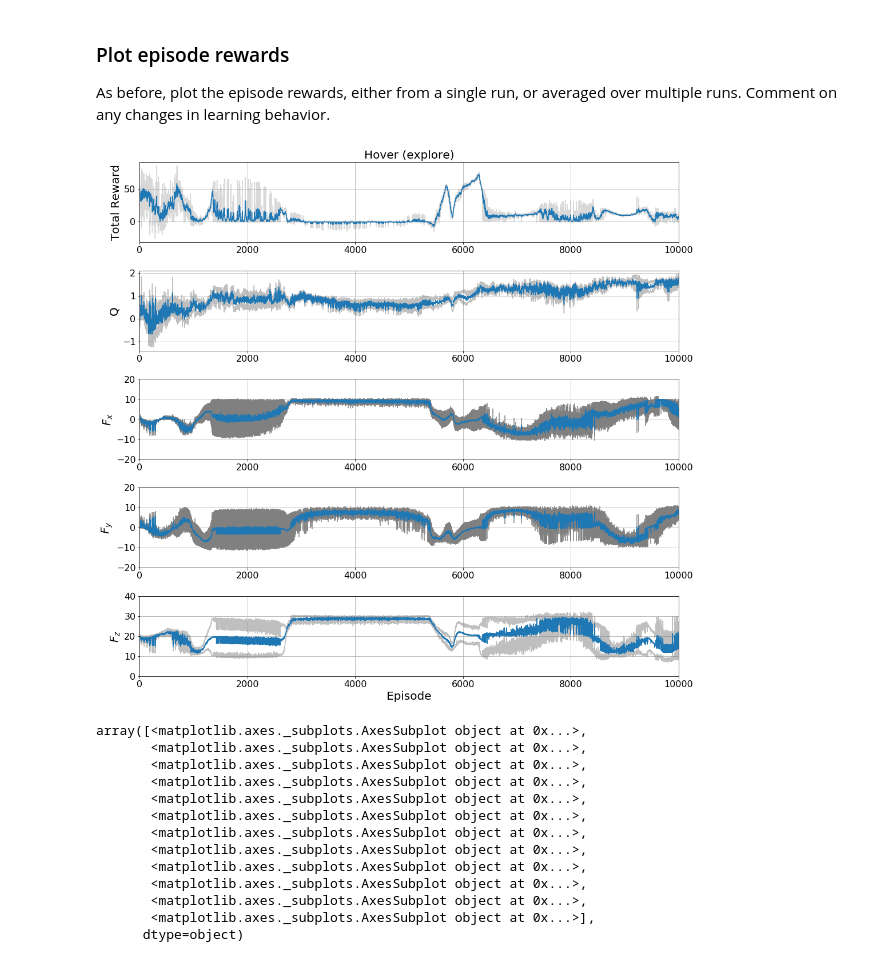
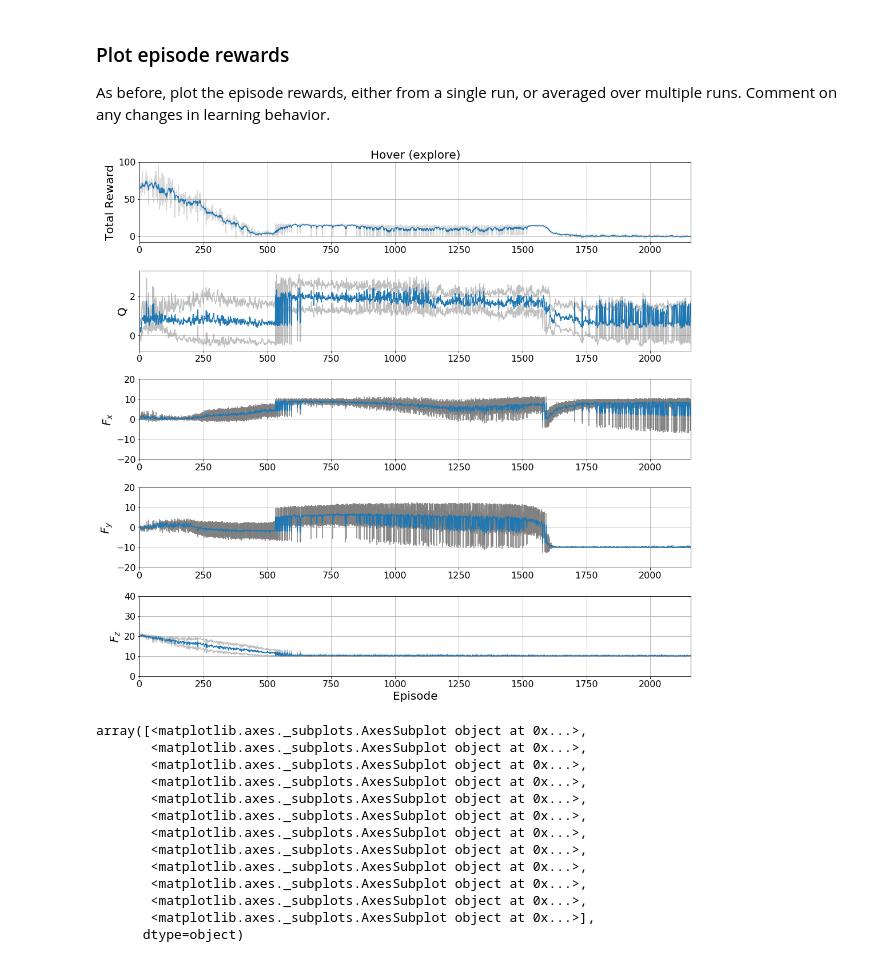
Before and after one commit to WillieMaddox/RL-Quadcopter, a Jupyter notebook: quad_controller_rl/notebooks/RL-Quadcopter.ipynb, the cells around one changed output. Drawn from its saved outputs; the diff is of its cells as text; code cells hidden in the pictures.

```diff
--- a/quad_controller_rl/notebooks/RL-Quadcopter.ipynb
+++ b/quad_controller_rl/notebooks/RL-Quadcopter.ipynb
@@ -556,7 +556,7 @@ As before, plot the episode rewards, either from a single run, or averaged over
 # %%
 # TODO: Read and plot episode rewards
 stage = 'explore'
-current_date = '2018-03-04_00-16-22'
+current_date = '2018-03-10_21-43-11'
 df = pd.read_csv('../out/' + current_date + '_hover_' + stage + '_stats.csv')
 eps = np.array(df.episode)
 x_max = 10000 if eps[-1] > 9000 else None
@@ -589,34 +589,34 @@ ax[1].plot(eps, Q)
 ax[1].set_xlim((0, x_max))
 ax[1].set_ylabel('Q')
 ax[1].grid(True)
 
 ax[2].errorbar(eps, fx, fx_std, ecolor='grey', capthick=2)
 # ax[2].set_xlabel('Episode')
 ax[2].set_xlim((0, x_max))
 ax[2].set_ylabel('$F_x$')
 ax[2].set_ylim((-20, 20))
 ax[2].grid(True)
 
 ax[3].errorbar(eps, fy, fy_std, ecolor='grey', capthick=2)
 # ax[3].set_xlabel('Episode')
 ax[3].set_xlim((0, x_max))
 ax[3].set_ylabel('$F_y$')
 ax[3].set_ylim((-20, 20))
 ax[3].grid(True)
 
 ax[4].plot(eps, fz - fz_std, color='grey', alpha=0.5)
 ax[4].plot(eps, fz + fz_std, color='grey', alpha=0.5)
 ax[4].plot(eps, fz)
 ax[4].set_xlabel('Episode')
 ax[4].set_xlim((0, x_max))
 ax[4].set_ylabel('$F_z$')
 ax[4].set_ylim((0, 40))
 ax[4].grid(True)
 
 plt.tight_layout()
 plt.show()
 # %% [output]
-[figure, old version]
+[figure, new version]
 # %%
 df = pd.read_csv('../out/' + current_date + '_hover_' + stage + '_stats.csv', index_col='episode')
 df.plot(subplots=True, figsize=(12, 35))
```
Also changed, not shown: parts of 2 cells of this notebook, 3 other files.
